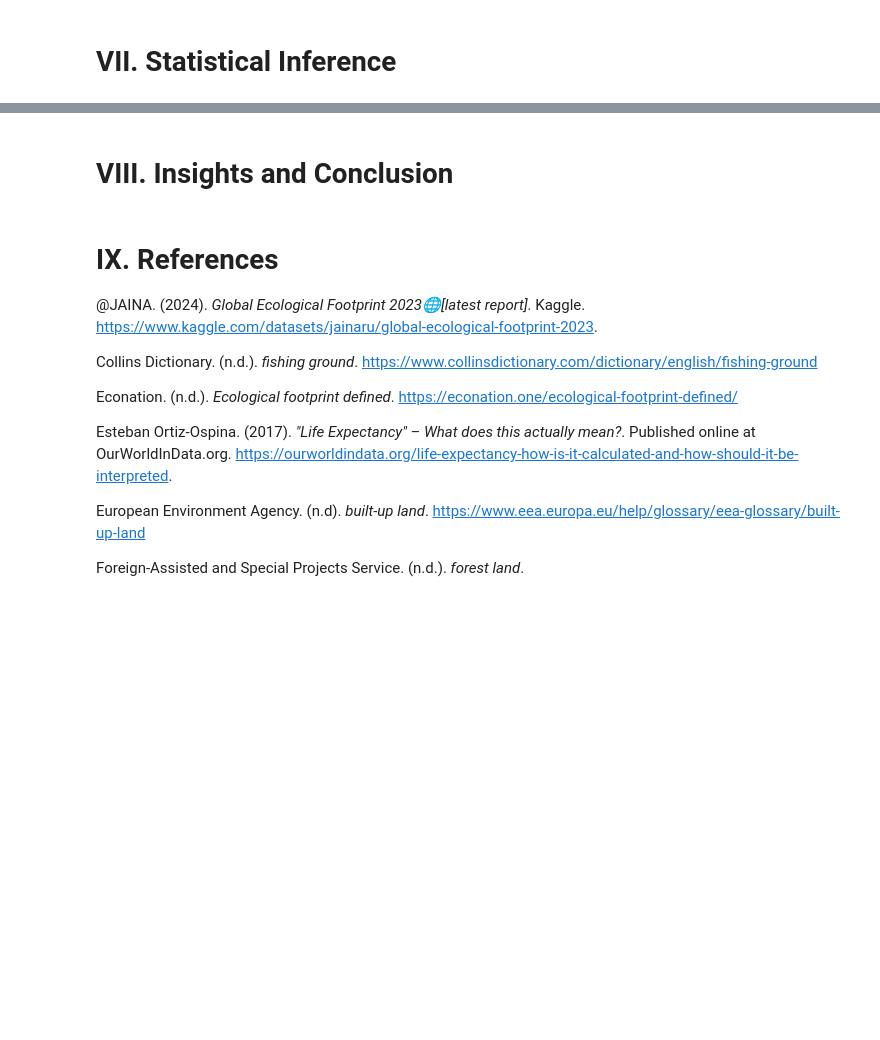
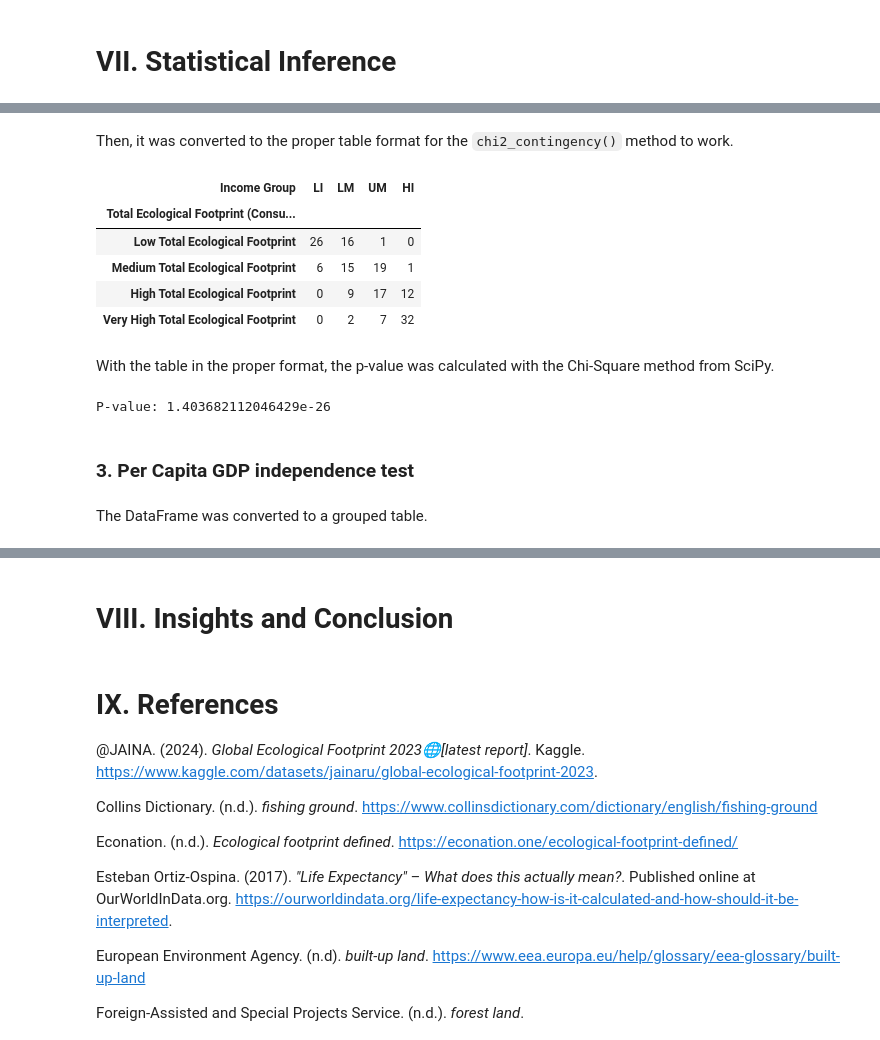
Before and after one commit to jayylmao/CSMODEL, a Jupyter notebook: CSMODEL-Case-Study-Project.ipynb, the cells around one changed output, grey strips where cells are left out. Saved outputs shown, nothing was run; the diff lists cells and outputs as text; code cells hidden in the pictures; blank space fills up the shorter version.

```diff
--- a/CSMODEL-Case-Study-Project.ipynb
+++ b/CSMODEL-Case-Study-Project.ipynb
@@ -896,0 +833,3 @@ P-value:  4.69e-31
+# %%
+counts = si_df.groupby(['Total Ecological Footprint (Consumption)', 'Income Group'], observed=False).size()
+counts
@@ -896,0 +855,24 @@ P-value:  4.69e-31
+# %% [markdown]
+Then, it was converted to the proper table format for the `chi2_contingency()` method to work.
+# %%
+table = counts.unstack(level=1)
+table
+# %% [output]
+| Income Group | LI | LM | UM | HI |
+| Total Ecological Footprint (Consu... |  |  |  |  |
+| Low Total Ecological Footprint | 26 | 16 | 1 | 0 |
+| Medium Total Ecological Footprint | 6 | 15 | 19 | 1 |
+| High Total Ecological Footprint | 0 | 9 | 17 | 12 |
+| Very High Total Ecological Footprint | 0 | 2 | 7 | 32 |
+# %% [markdown]
+With the table in the proper format, the p-value was calculated with the Chi-Square method from SciPy.
+# %%
+chi2 = chi2_contingency(table)
+p_value = chi2_contingency(table)[1]
+print("P-value:", p_value)
+# %% [output]
+P-value: 1.403682112046429e-26
+# %% [markdown]
+### 3. Per Capita GDP independence test
+# %% [markdown]
+The DataFrame was converted to a grouped table.
```
Also changed, not shown: parts of 53 cells of this notebook.
